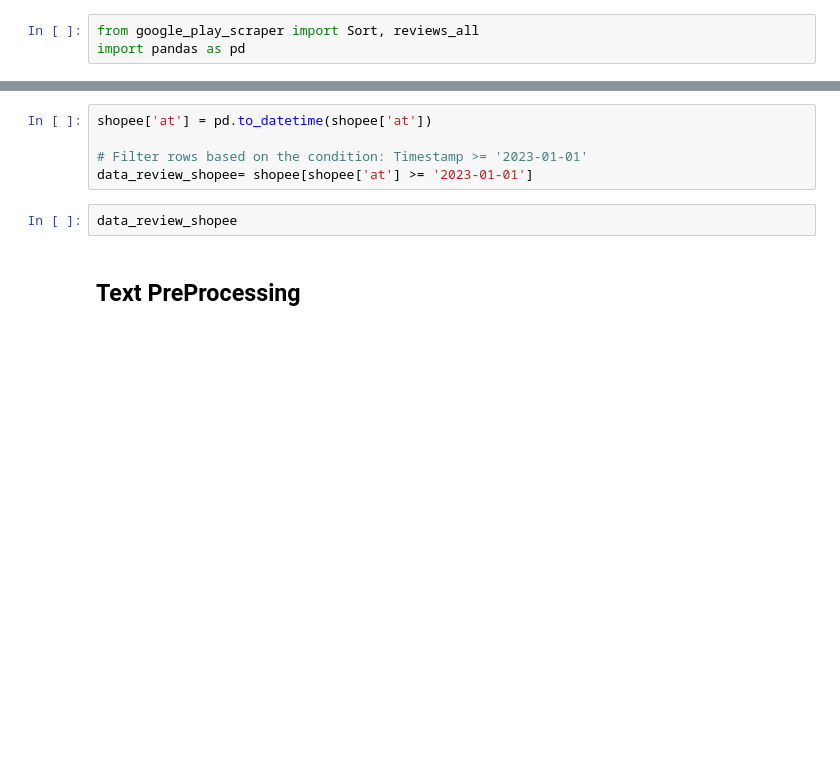
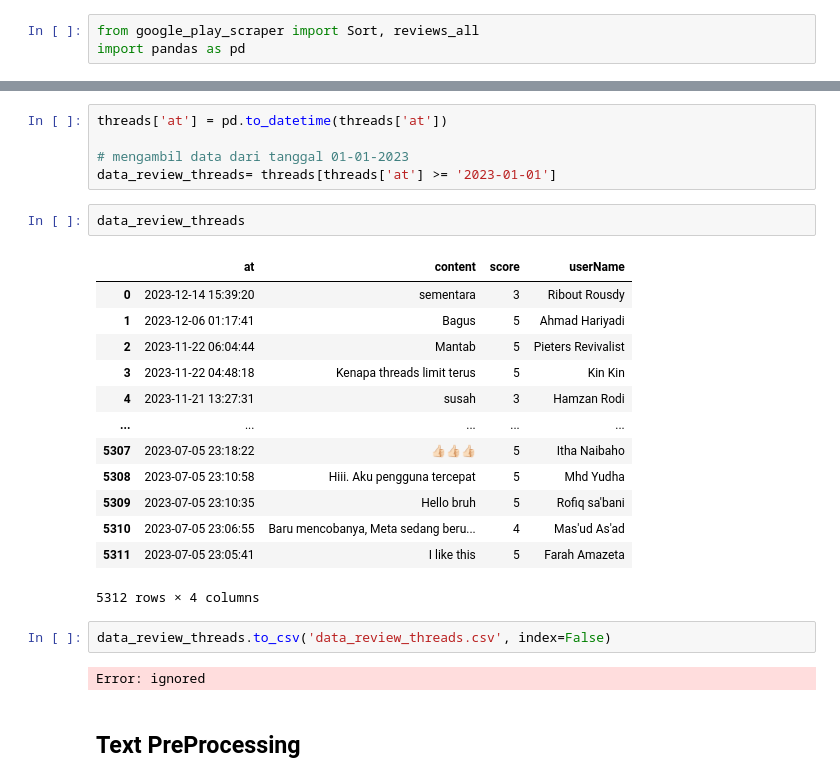
Before and after one commit to alharidt16/text-Analysis, a Jupyter notebook: UAS_TEXT_ANALYSIS.ipynb, the cells around one changed output, grey strips where cells are left out. Saved outputs shown, nothing was run; the diff lists cells and outputs as text; blank space fills up the shorter version.

```diff
--- a/UAS_TEXT_ANALYSIS.ipynb
+++ b/UAS_TEXT_ANALYSIS.ipynb
@@ -26,10 +44,28 @@ shopee = shopee[['at', 'content', 'score', 'userName']]
 # %%
-shopee['at'] = pd.to_datetime(shopee['at'])
+threads['at'] = pd.to_datetime(threads['at'])
 
-# Filter rows based on the condition: Timestamp >= '2023-01-01'
-data_review_shopee= shopee[shopee['at'] >= '2023-01-01']
+# mengambil data dari tanggal 01-01-2023
+data_review_threads= threads[threads['at'] >= '2023-01-01']
-# %%
-data_review_shopee
+# %%
+data_review_threads
+# %% [output]
+|  | at | content | score | userName |
+| 0 | 2023-12-14 15:39:20 | sementara | 3 | Ribout Rousdy |
+| 1 | 2023-12-06 01:17:41 | Bagus | 5 | Ahmad Hariyadi |
+| 2 | 2023-11-22 06:04:44 | Mantab | 5 | Pieters Revivalist |
+| 3 | 2023-11-22 04:48:18 | Kenapa threads limit terus | 5 | Kin Kin |
+| 4 | 2023-11-21 13:27:31 | susah | 3 | Hamzan Rodi |
+| ... | ... | ... | ... | ... |
+| 5307 | 2023-07-05 23:18:22 | 👍🏻👍🏻👍🏻 | 5 | Itha Naibaho |
+| 5308 | 2023-07-05 23:10:58 | Hiii. Aku pengguna tercepat | 5 | Mhd Yudha |
+| 5309 | 2023-07-05 23:10:35 | Hello bruh | 5 | Rofiq sa'bani |
+| 5310 | 2023-07-05 23:06:55 | Baru mencobanya, Meta sedang beru... | 4 | Mas'ud As'ad |
+| 5311 | 2023-07-05 23:05:41 | I like this | 5 | Farah Amazeta |
+5312 rows × 4 columns
+# %%
+data_review_threads.to_csv('data_review_threads.csv', index=False)
+# %% [output]
+Error: ignored
 # %% [markdown]
 ## Text PreProcessing
 # %%
```
Also changed, not shown: parts of 14 cells of this notebook.
